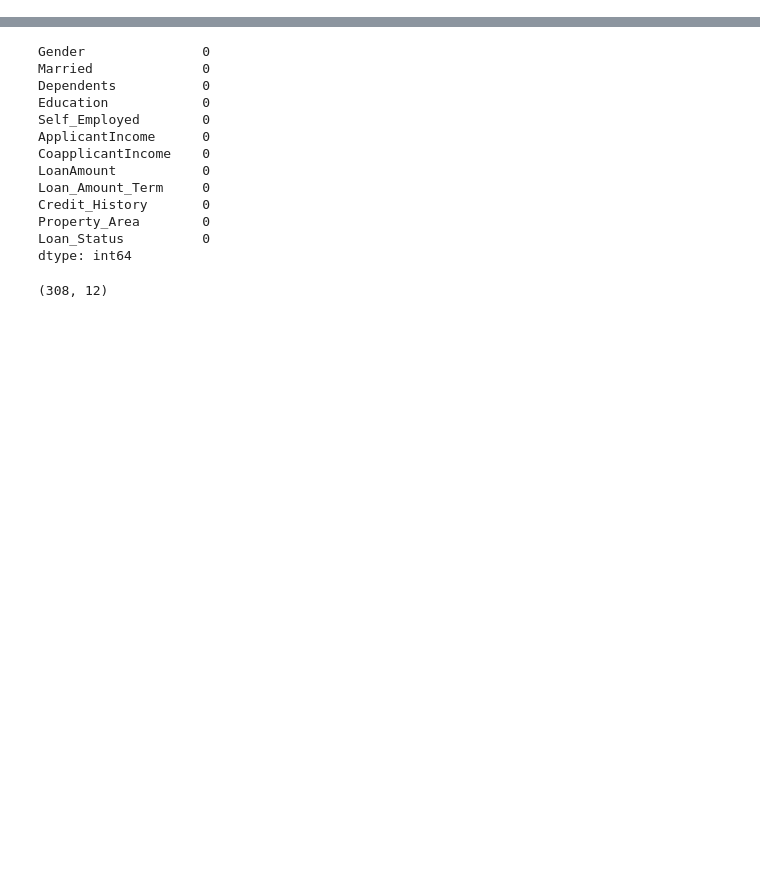
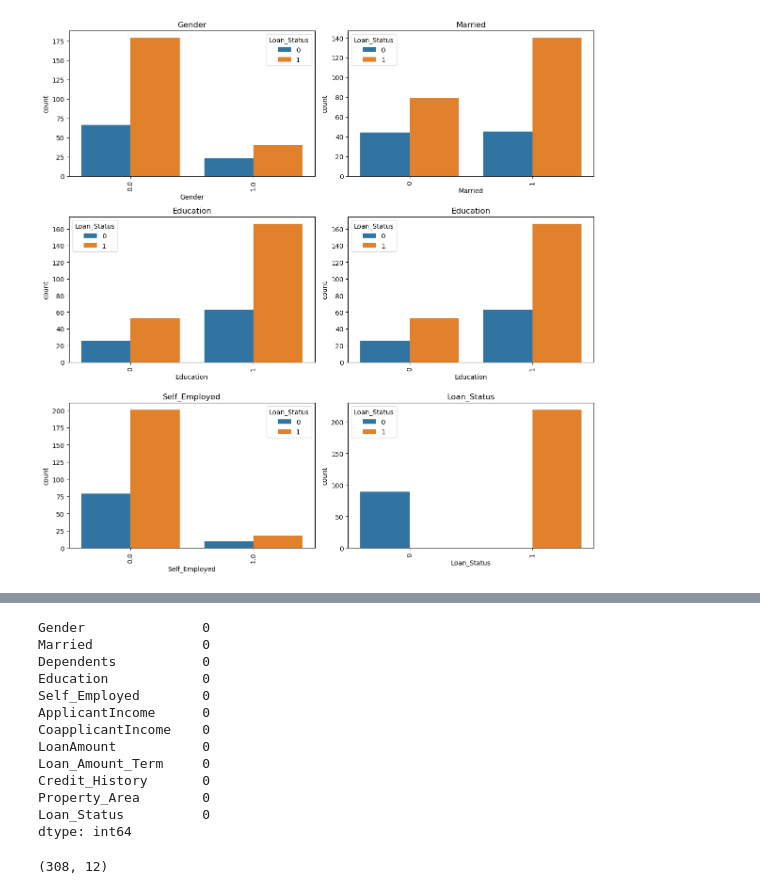
Before and after one commit to NirachaNick/DataScienceProject, a Jupyter notebook: ML-Project/RandomForest-Loan Classification.ipynb, the cells around one changed output, grey strips where cells are left out. Saved outputs shown, nothing was run; the diff lists cells and outputs as text; code cells hidden in the pictures; blank space fills up the shorter version.

Commit message:
change loan

```diff
--- a/ML-Project/RandomForest-Loan Classification.ipynb
+++ b/ML-Project/RandomForest-Loan Classification.ipynb
@@ -59,3 +40,27 @@ for col in df.columns:
+# %%
+## Plotting bar plots for categorical data columns
+import seaborn as sns
+col = ['Gender', 'Married', 'Education', 'Education', 'Self_Employed', 'Loan_Status']
+#col=df.columns
+# Create a (3, 2) subplot grid
+fig, axes = plt.subplots(3, 2, figsize=(12, 12))
+
+# Flatten the axes array for easy iteration
+axes = axes.flatten()
+
+# Iterate through the columns and plot on each subplot
+for i, col_name in enumerate(col):
+    sns.countplot(x=col_name, data=df, hue='Loan_Status', ax=axes[i])
+    axes[i].set_title(col_name)
+    axes[i].tick_params(axis='x', rotation=90)
+
+# Adjust layout to prevent overlapping
+plt.tight_layout()
+
+# Show the plots
+plt.show()
+# %% [output]
+[figure, added]
 # %%
 df['Gender'].replace({'Male': 0, 'Female': 1}, inplace=True)
 df['Married'].replace({'No': 0, 'Yes': 1}, inplace=True)
```
Also changed, not shown: parts of 9 cells of this notebook.
